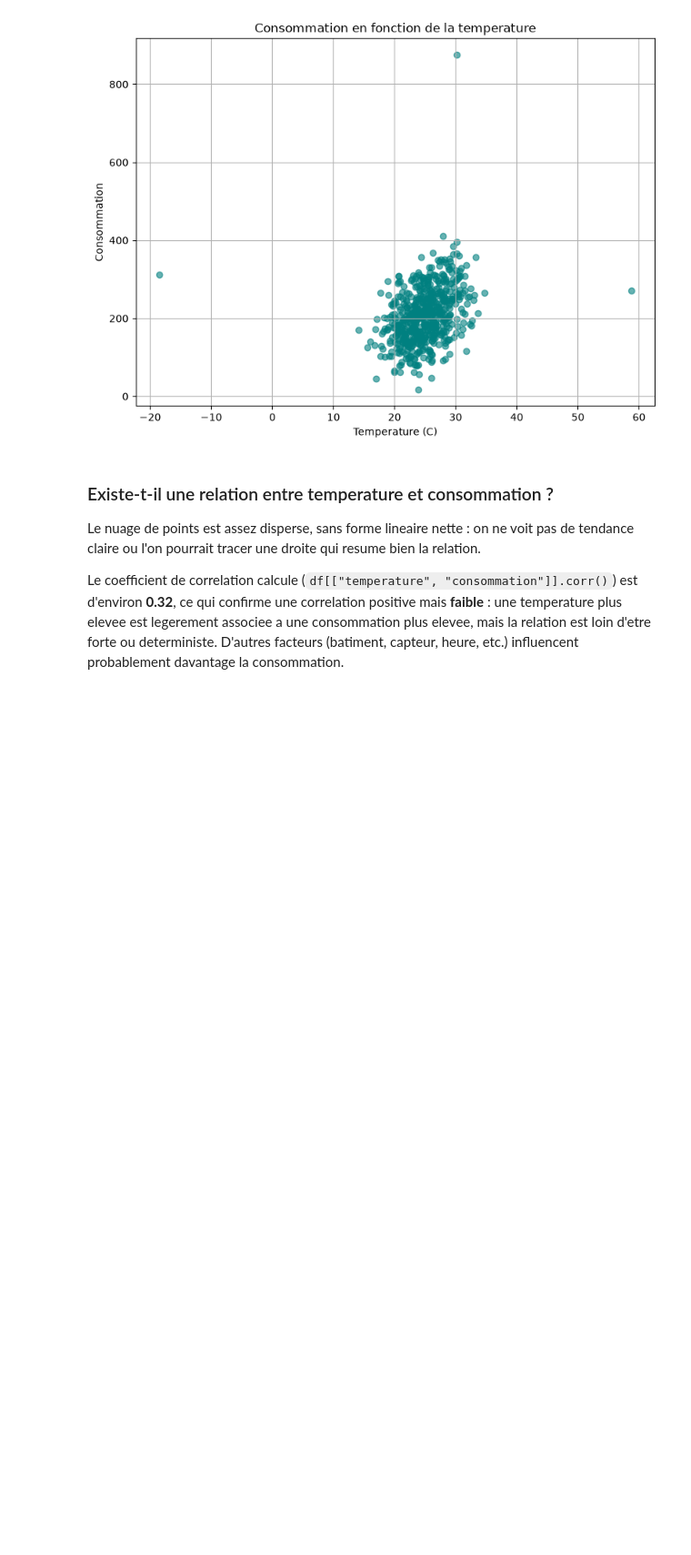
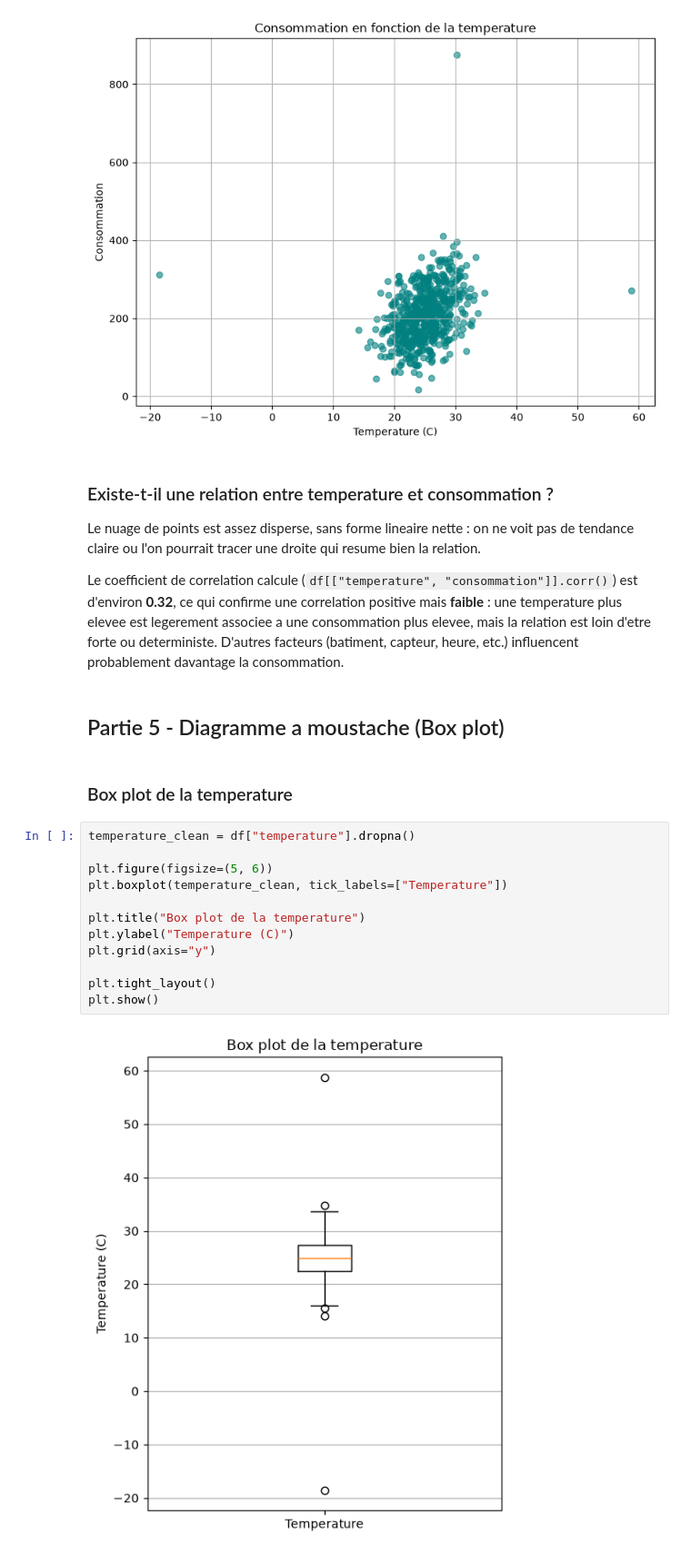
Before and after one commit to maigadems/atelier_matplotlib_iot, a Jupyter notebook: notebooks/atelier_matplotlib_iot.ipynb, the cells around one changed output. Shown at 91% size. Cells and saved outputs as stored; diff of their text form; blank space fills up the shorter version.

Commit message:
Réaliser un diagramme pour analyser et interpreter

```diff
--- a/notebooks/atelier_matplotlib_iot.ipynb
+++ b/notebooks/atelier_matplotlib_iot.ipynb
@@ -201,3 +201,21 @@ plt.show()
 Le nuage de points est assez disperse, sans forme lineaire nette : on ne voit pas de tendance claire ou l'on pourrait tracer une droite qui resume bien la relation.
 
 Le coefficient de correlation calcule (`df[["temperature", "consommation"]].corr()`) est d'environ **0.32**, ce qui confirme une correlation positive mais **faible** : une temperature plus elevee est legerement associee a une consommation plus elevee, mais la relation est loin d'etre forte ou deterministe. D'autres facteurs (batiment, capteur, heure, etc.) influencent probablement davantage la consommation.
+# %% [markdown]
+## Partie 5 - Diagramme a moustache (Box plot)
+# %% [markdown]
+### Box plot de la temperature
+# %%
+temperature_clean = df["temperature"].dropna()
+
+plt.figure(figsize=(5, 6))
+plt.boxplot(temperature_clean, tick_labels=["Temperature"])
+
+plt.title("Box plot de la temperature")
+plt.ylabel("Temperature (C)")
+plt.grid(axis="y")
+
+plt.tight_layout()
+plt.show()
+# %% [output]
+[figure, added]
```
Also changed, not shown: parts of 4 cells of this notebook, 1 other file.
